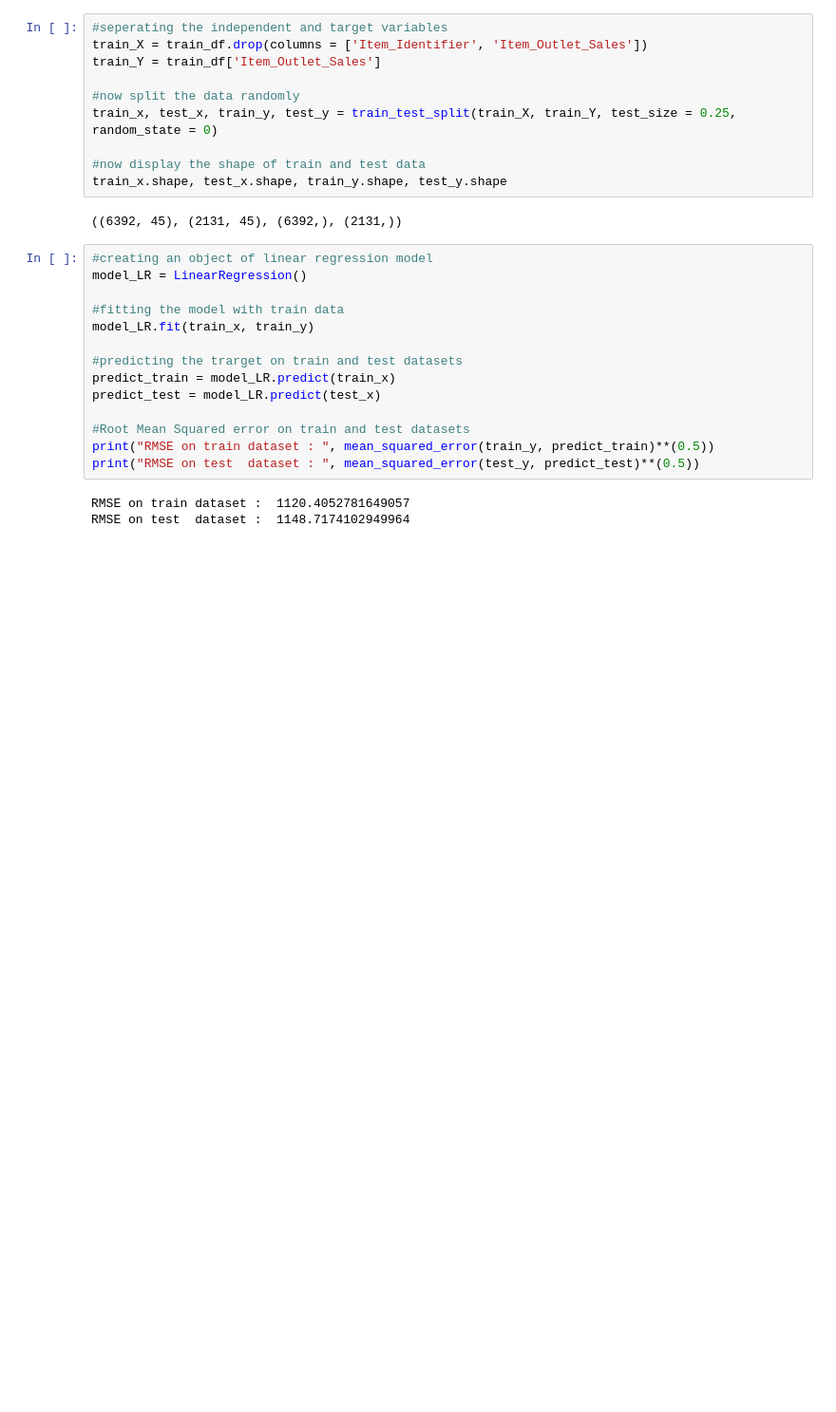
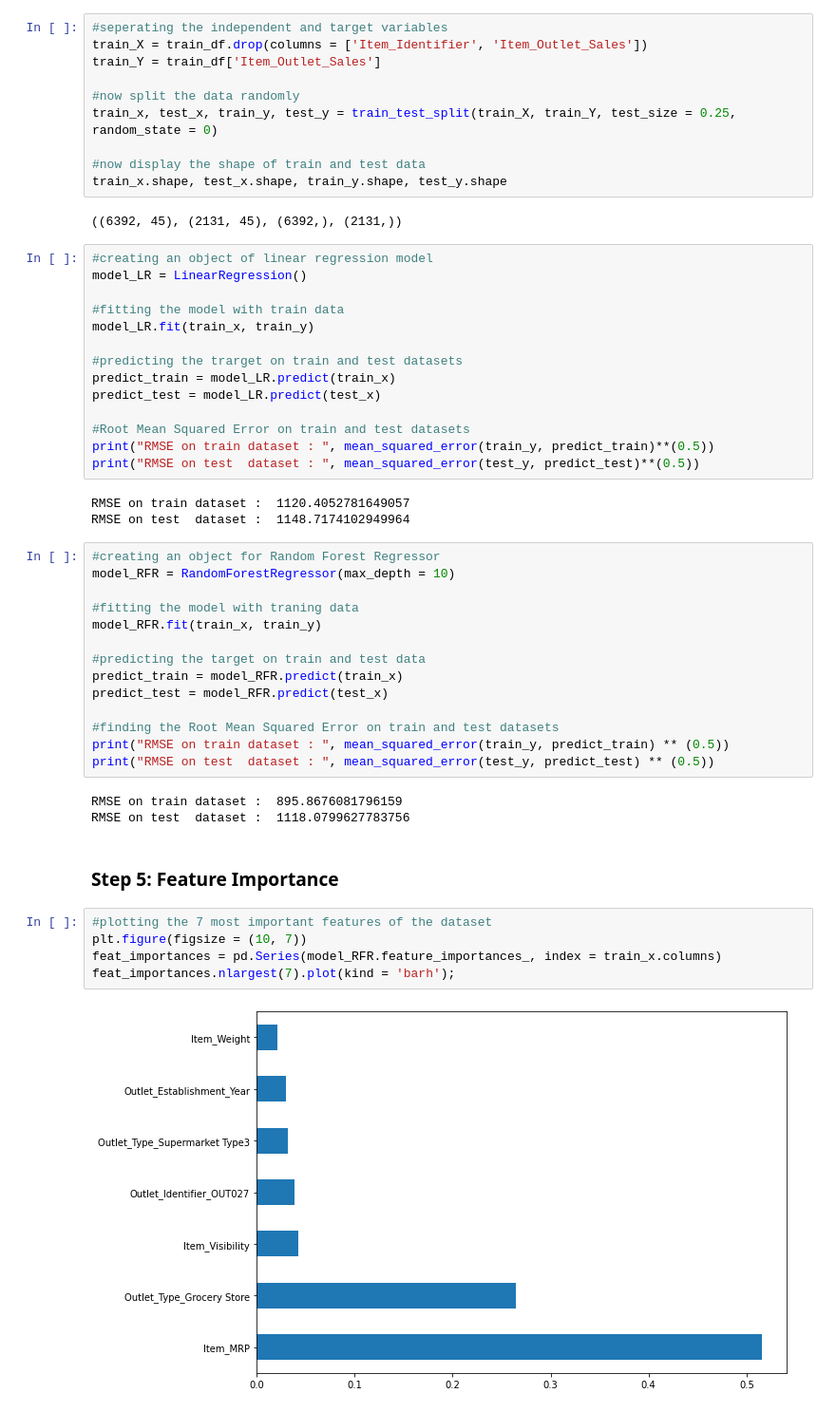
Before and after one commit to adityakumaar/ML-Pipeline-ScikitLearn, a Jupyter notebook: Machine Learning Pipeline using Scikit-Learn.ipynb, the cells around one changed output. Shown at 95% size. Drawn from its saved outputs; the diff is of its cells as text; blank space fills up the shorter version.

```diff
--- a/Machine Learning Pipeline using Scikit-Learn.ipynb
+++ b/Machine Learning Pipeline using Scikit-Learn.ipynb
@@ -146,9 +146,35 @@ model_LR.fit(train_x, train_y)
 predict_train = model_LR.predict(train_x)
 predict_test = model_LR.predict(test_x)
 
-#Root Mean Squared error on train and test datasets
+#Root Mean Squared Error on train and test datasets
 print("RMSE on train dataset : ", mean_squared_error(train_y, predict_train)**(0.5))
 print("RMSE on test  dataset : ", mean_squared_error(test_y, predict_test)**(0.5))
 # %% [output]
 RMSE on train dataset :  1120.4052781649057
 RMSE on test  dataset :  1148.7174102949964
+# %%
+#creating an object for Random Forest Regressor
+model_RFR = RandomForestRegressor(max_depth = 10)
+
+#fitting the model with traning data
+model_RFR.fit(train_x, train_y)
+
+#predicting the target on train and test data
+predict_train = model_RFR.predict(train_x)
+predict_test = model_RFR.predict(test_x)
+
+#finding the Root Mean Squared Error on train and test datasets
+print("RMSE on train dataset : ", mean_squared_error(train_y, predict_train) ** (0.5))
+print("RMSE on test  dataset : ", mean_squared_error(test_y, predict_test) ** (0.5))
+# %% [output]
+RMSE on train dataset :  895.8676081796159
+RMSE on test  dataset :  1118.0799627783756
+# %% [markdown]
+### Step 5: Feature Importance
+# %%
+#plotting the 7 most important features of the dataset
+plt.figure(figsize = (10, 7))
+feat_importances = pd.Series(model_RFR.feature_importances_, index = train_x.columns)
+feat_importances.nlargest(7).plot(kind = 'barh');
+# %% [output]
+[figure, added]
```
Also changed, not shown: parts of 1 cell of this notebook.
